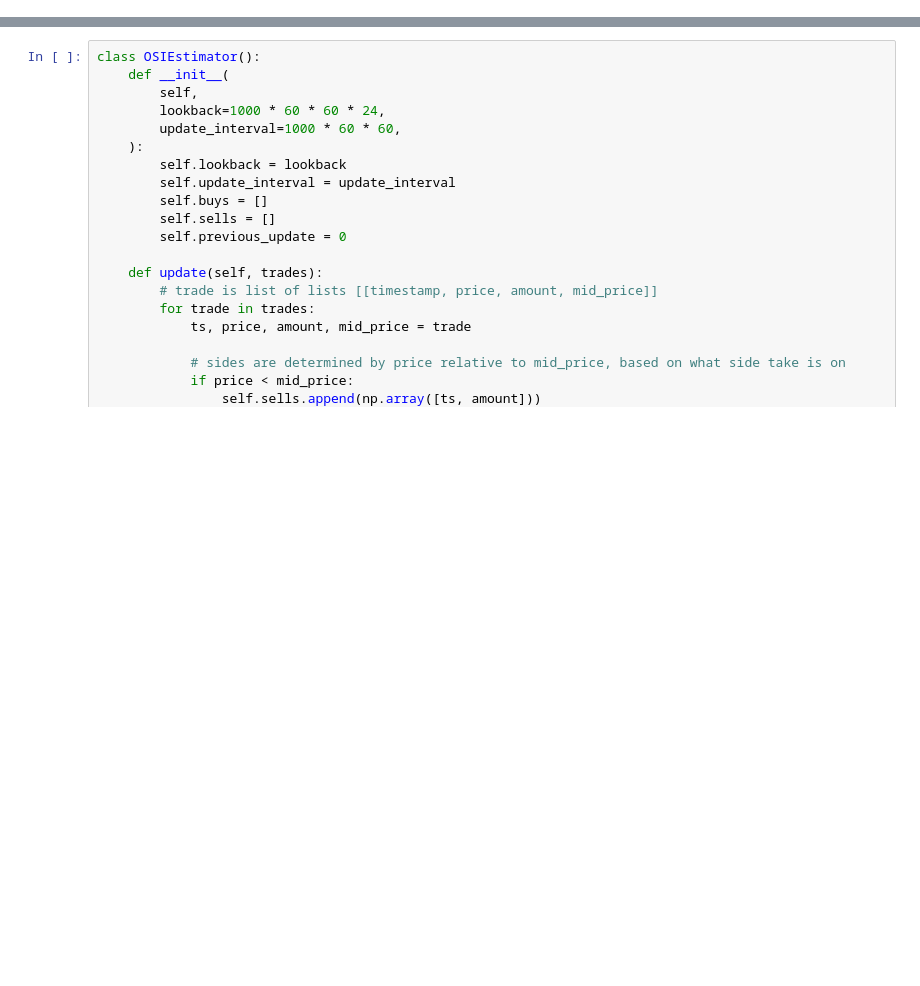
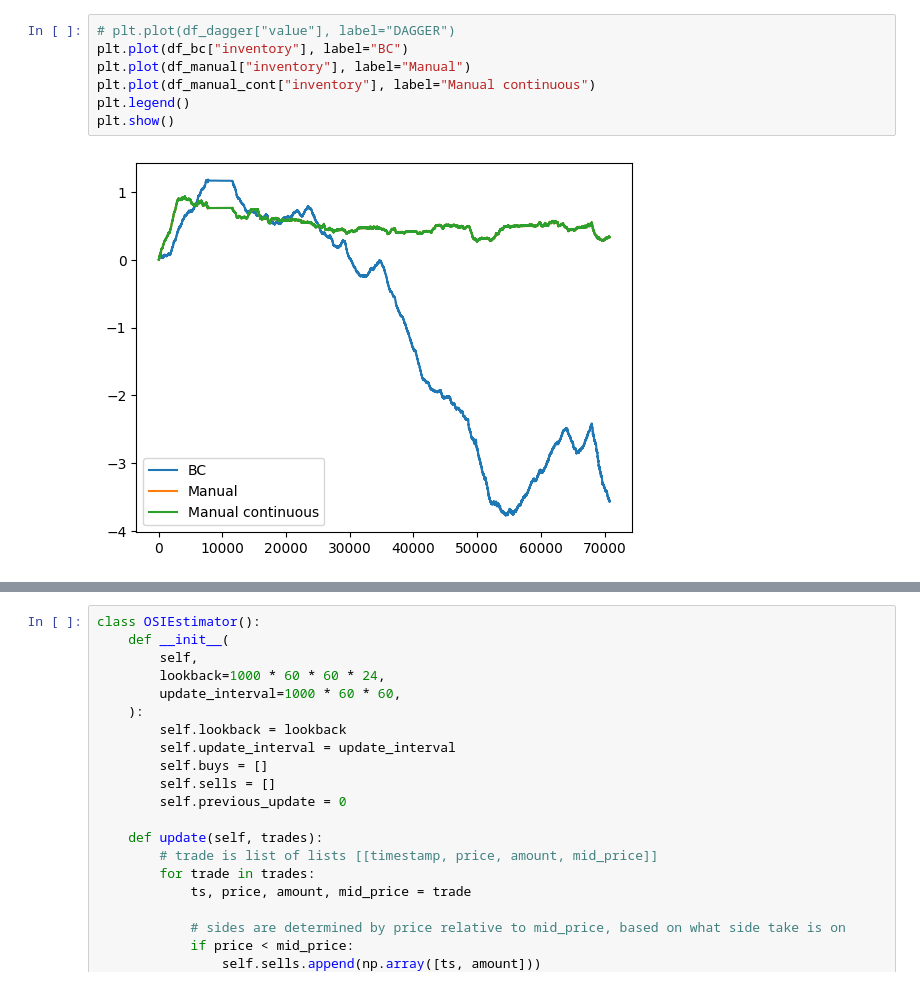
Before and after one commit to JuusoAsd/thesis, a Jupyter notebook: src/data_management/help.ipynb, the cells around one changed output, grey strips where cells are left out. Cells and saved outputs as stored; diff of their text form; blank space fills up the shorter version.

```diff
--- a/src/data_management/help.ipynb
+++ b/src/data_management/help.ipynb
@@ -2,0 +24,9 @@ import numpy as np
+# %%
+# plt.plot(df_dagger["value"], label="DAGGER")
+plt.plot(df_bc["inventory"], label="BC")
+plt.plot(df_manual["inventory"], label="Manual")
+plt.plot(df_manual_cont["inventory"], label="Manual continuous")
+plt.legend()
+plt.show()
+# %% [output]
+[figure, added]
```
Also changed, not shown: parts of 6 cells of this notebook, 13 other files.
